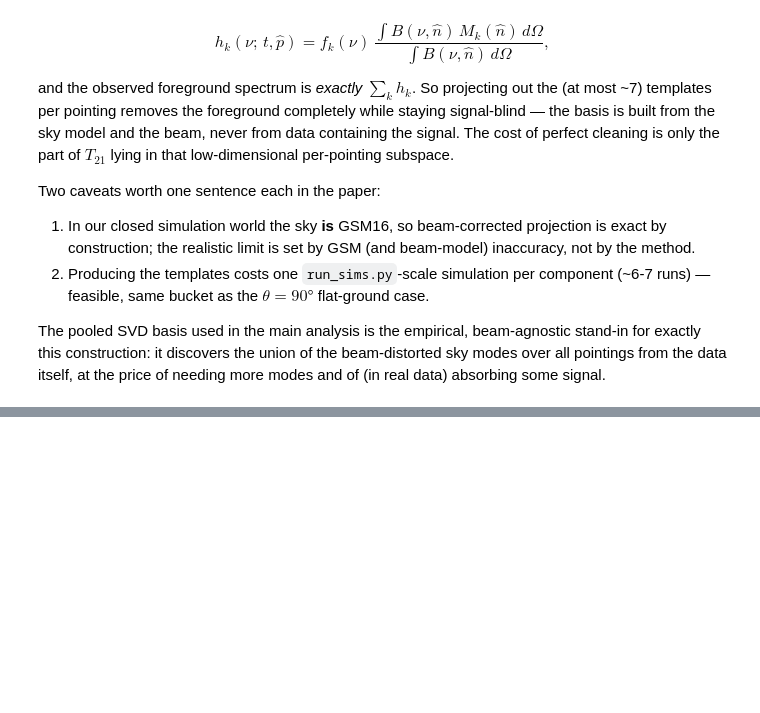
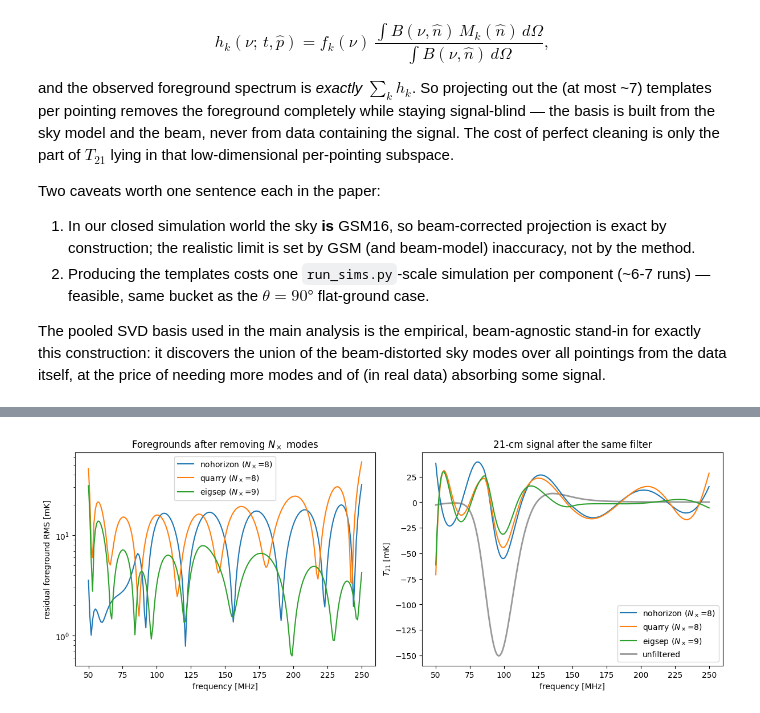
Before and after one commit to christianhbye/eigsep_mock_analysis, a Jupyter notebook: horizon_chromaticity/notebooks/chromaticity_pca.ipynb, the cells around one changed output, grey strips where cells are left out. Saved outputs shown, nothing was run; the diff lists cells and outputs as text; code cells hidden in the pictures; blank space fills up the shorter version.

```diff
--- a/horizon_chromaticity/notebooks/chromaticity_pca.ipynb
+++ b/horizon_chromaticity/notebooks/chromaticity_pca.ipynb
@@ -1028,0 +1079,49 @@ absorbing some signal.
+# %%
+# Version 2: residuals after removing N_x modes (foregrounds pushed
+# just below the signal level), zenith basis
+fig, axs = plt.subplots(1, 2, figsize=(12, 4.5), constrained_layout=True)
+
+for c in CASES:
+    s, V = svd_zen[c]["s"], svd_zen[c]["V"]
+    Xz = extract[c]["zen_sky"]
+    n_samp = Xz.shape[0]
+
+    # tail crossover: first N where the cumulative signal tail exceeds
+    # the per-spectrum foreground tail (nominal 150 mK model)
+    fg_tail = np.sqrt(
+        np.concatenate([np.cumsum((s**2)[::-1])[::-1], [0.0]]) / n_samp
+    )
+    a_nom = V.T @ t21_nom
+    sig_tail = np.sqrt(
+        np.concatenate([np.cumsum((a_nom**2)[::-1])[::-1], [0.0]])
+    )
+    Nx = int(np.nonzero(sig_tail[:-1] > fg_tail[:-1])[0][0])
+
+    VN = V[:, :Nx]
+    R = Xz - (Xz @ VN) @ VN.T  # filtered zenith waterfall
+    fg_spec = np.sqrt((R**2).mean(axis=0)) * 1e3  # RMS over LSTs [mK]
+    t21_filt = t21_nom - VN @ (VN.T @ t21_nom)
+
+    axs[0].semilogy(
+        freqs, fg_spec, color=COLORS[c], label=f"{c} ($N_\\times$={Nx})"
+    )
+    axs[1].plot(
+        freqs, t21_filt * 1e3, color=COLORS[c], label=f"{c} ($N_\\times$={Nx})"
+    )
+
+axs[1].plot(freqs, t21_nom * 1e3, color="0.6", lw=2, zorder=0, label="unfiltered")
+
+axs[0].set_xlabel("frequency [MHz]")
+axs[0].set_ylabel("residual foreground RMS [mK]")
+axs[0].set_title("Foregrounds after removing $N_\\times$ modes")
+axs[0].legend()
+
+axs[1].set_xlabel("frequency [MHz]")
+axs[1].set_ylabel(r"$T_{21}$ [mK]")
+axs[1].set_title("21-cm signal after the same filter")
+axs[1].legend()
+plt.show()
+
+fig.savefig("fig4_zenith_filtered.pdf", bbox_inches="tight")
+# %% [output]
+[figure, added]
```
Also changed, not shown: parts of 2 cells of this notebook, 4 other files.
